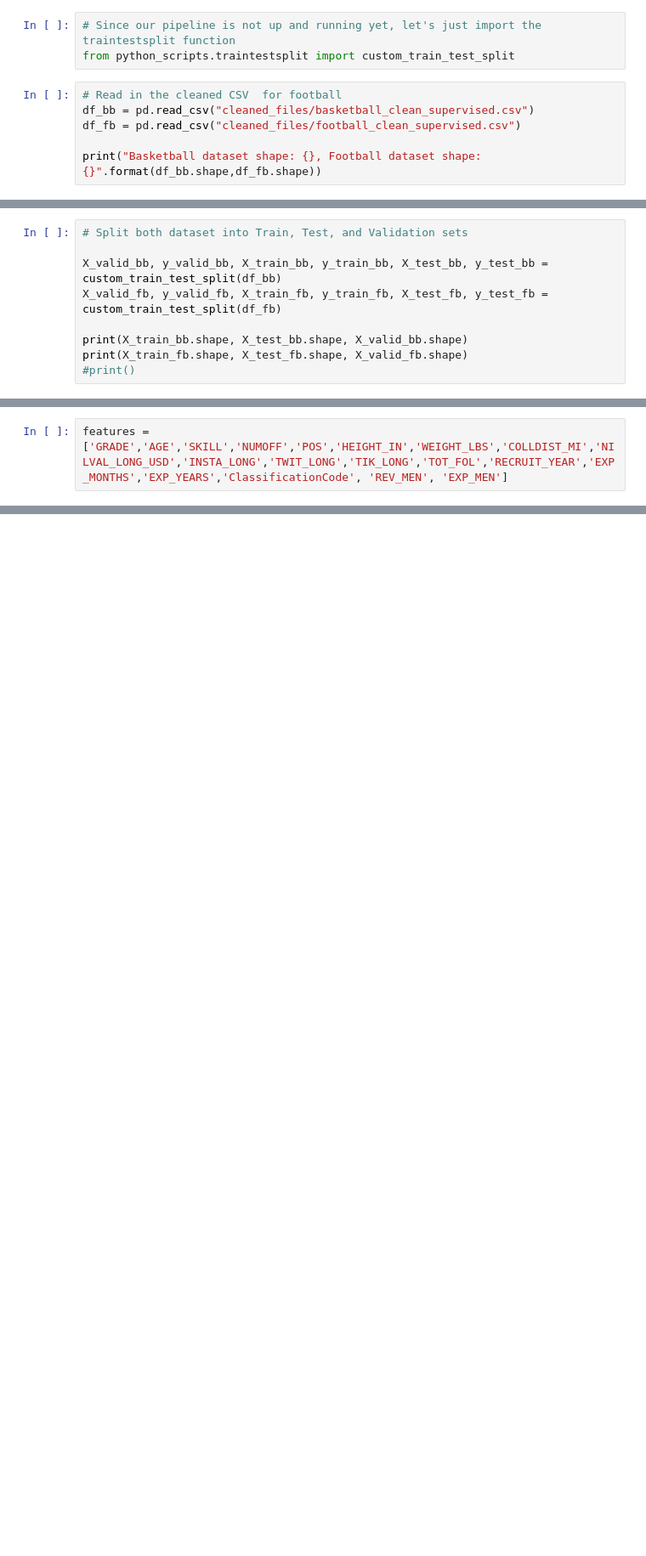
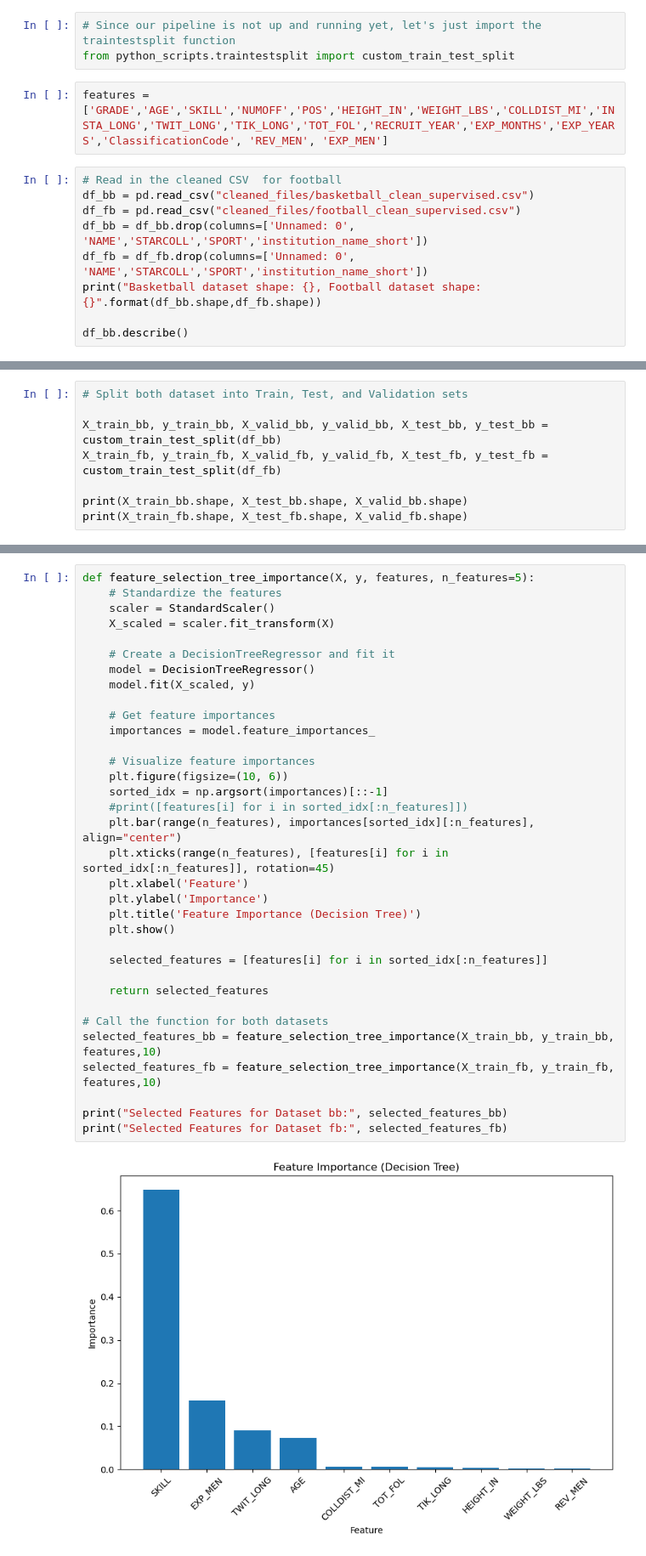
Before and after one commit to mvizzini951/MS2_NIL, a Jupyter notebook: supervised_cmf.ipynb, the cells around one changed output, grey strips where cells are left out. Shown at 85% size. Cells and saved outputs as stored; diff of their text form; blank space fills up the shorter version.

```diff
--- a/supervised_cmf.ipynb
+++ b/supervised_cmf.ipynb
@@ -9,11 +12,16 @@ from sklearn.metrics import mean_squared_error, r2_score
 # %%
 # Since our pipeline is not up and running yet, let's just import the traintestsplit function
 from python_scripts.traintestsplit import custom_train_test_split
+# %%
+features = ['GRADE','AGE','SKILL','NUMOFF','POS','HEIGHT_IN','WEIGHT_LBS','COLLDIST_MI','INSTA_LONG','TWIT_LONG','TIK_LONG','TOT_FOL','RECRUIT_YEAR','EXP_MONTHS','EXP_YEARS','ClassificationCode', 'REV_MEN', 'EXP_MEN']
 # %%
 # Read in the cleaned CSV  for football
 df_bb = pd.read_csv("cleaned_files/basketball_clean_supervised.csv")
 df_fb = pd.read_csv("cleaned_files/football_clean_supervised.csv")
+df_bb = df_bb.drop(columns=['Unnamed: 0', 'NAME','STARCOLL','SPORT','institution_name_short'])
+df_fb = df_fb.drop(columns=['Unnamed: 0', 'NAME','STARCOLL','SPORT','institution_name_short'])
+print("Basketball dataset shape: {}, Football dataset shape: {}".format(df_bb.shape,df_fb.shape))
 
-print("Basketball dataset shape: {}, Football dataset shape: {}".format(df_bb.shape,df_fb.shape))
+df_bb.describe()
 # %% [output]
 Basketball dataset shape: (137, 19), Football dataset shape: (1263, 19)
@@ -20,10 +37,9 @@ Basketball dataset shape: (137, 19), Football dataset shape: (1263, 19)
 # %%
 # Split both dataset into Train, Test, and Validation sets
 
-X_valid_bb, y_valid_bb, X_train_bb, y_train_bb, X_test_bb, y_test_bb = custom_train_test_split(df_bb)
-X_valid_fb, y_valid_fb, X_train_fb, y_train_fb, X_test_fb, y_test_fb = custom_train_test_split(df_fb)
+X_train_bb, y_train_bb, X_valid_bb, y_valid_bb, X_test_bb, y_test_bb = custom_train_test_split(df_bb)
+X_train_fb, y_train_fb, X_valid_fb, y_valid_fb, X_test_fb, y_test_fb = custom_train_test_split(df_fb)
 
 print(X_train_bb.shape, X_test_bb.shape, X_valid_bb.shape)
 print(X_train_fb.shape, X_test_fb.shape, X_valid_fb.shape)
-#print()
 # %% [output]
@@ -32,2 +47,0 @@ print(X_train_fb.shape, X_test_fb.shape, X_valid_fb.shape)
-# %%
-features = ['GRADE','AGE','SKILL','NUMOFF','POS','HEIGHT_IN','WEIGHT_LBS','COLLDIST_MI','NILVAL_LONG_USD','INSTA_LONG','TWIT_LONG','TIK_LONG','TOT_FOL','RECRUIT_YEAR','EXP_MONTHS','EXP_YEARS','ClassificationCode', 'REV_MEN', 'EXP_MEN']
@@ -37,0 +48,36 @@ X_test_bb_norm = scaler_bb.transform(X_test_bb[features])
+# %%
+def feature_selection_tree_importance(X, y, features, n_features=5):
+    # Standardize the features
+    scaler = StandardScaler()
+    X_scaled = scaler.fit_transform(X)
+
+    # Create a DecisionTreeRegressor and fit it
+    model = DecisionTreeRegressor()
+    model.fit(X_scaled, y)
+
+    # Get feature importances
+    importances = model.feature_importances_
+
+    # Visualize feature importances
+    plt.figure(figsize=(10, 6))
+    sorted_idx = np.argsort(importances)[::-1]
+    #print([features[i] for i in sorted_idx[:n_features]])
+    plt.bar(range(n_features), importances[sorted_idx][:n_features], align="center")
+    plt.xticks(range(n_features), [features[i] for i in sorted_idx[:n_features]], rotation=45)
+    plt.xlabel('Feature')
+    plt.ylabel('Importance')
+    plt.title('Feature Importance (Decision Tree)')
+    plt.show()
+
+    selected_features = [features[i] for i in sorted_idx[:n_features]]
+
+    return selected_features
+
+# Call the function for both datasets
+selected_features_bb = feature_selection_tree_importance(X_train_bb, y_train_bb, features,10)
+selected_features_fb = feature_selection_tree_importance(X_train_fb, y_train_fb, features,10)
+
+print("Selected Features for Dataset bb:", selected_features_bb)
+print("Selected Features for Dataset fb:", selected_features_fb)
+# %% [output]
+[figure, added]
```
Also changed, not shown: parts of 14 cells of this notebook, 4 other files.
